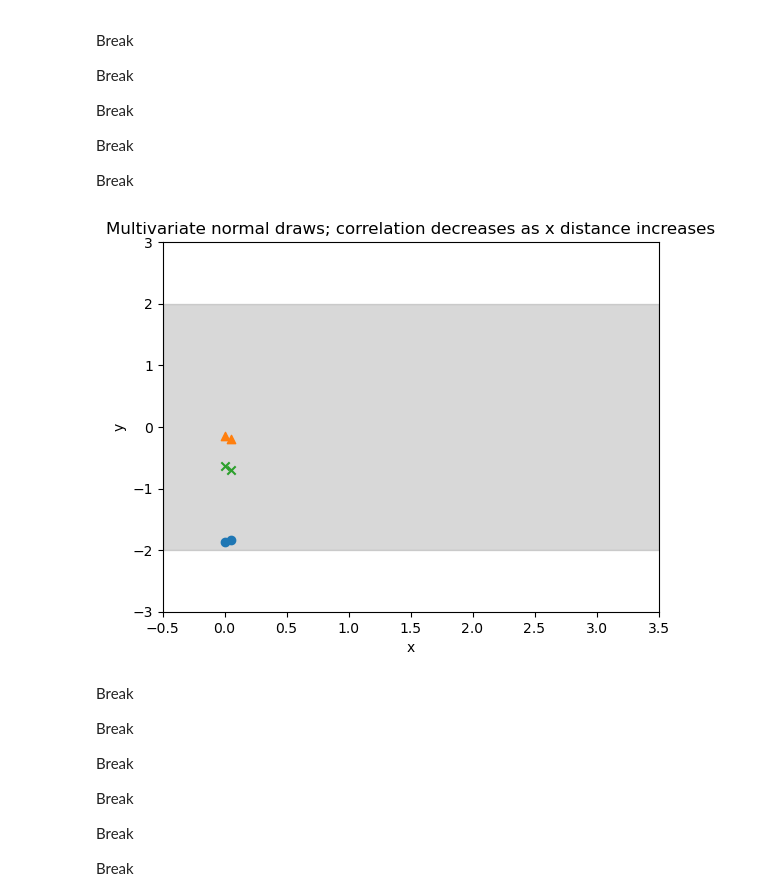
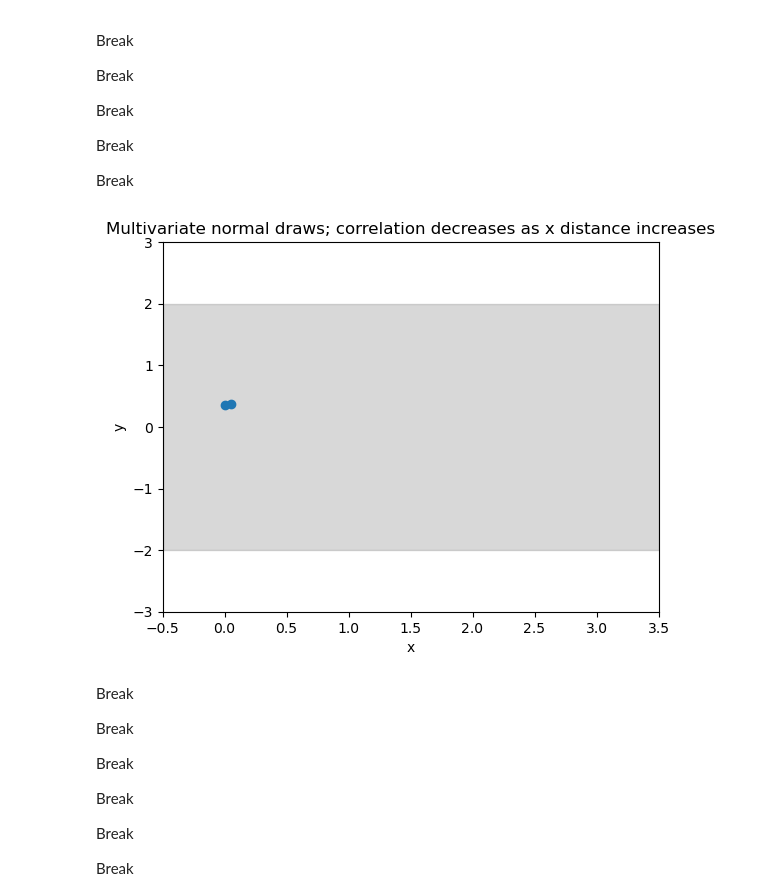
Before and after one commit to tbroderick/gps_tutorial, a Jupyter notebook: demos.ipynb, the cells around one changed output. Cells and saved outputs as stored; diff of their text form; code cells hidden in the pictures.

```diff
--- a/demos.ipynb
+++ b/demos.ipynb
@@ -81,15 +83,15 @@ from sklearn.gaussian_process import GaussianProcessRegressor
 from sklearn.gaussian_process.kernels import RBF
 # %%
 signal_stddev = 1.0; kern = signal_stddev**2*RBF(length_scale=1.0,length_scale_bounds="fixed") # set the kernel
-gp = GaussianProcessRegressor(kernel=kern)
+n_samples = 1; gp = GaussianProcessRegressor(kernel=kern)
 numx=100; xstart=-0.5; xstop=3.5; x=np.linspace(start=xstart,stop=xstop,num=numx); twosd=2*signal_stddev*np.ones(numx) # coloring 2 std dev range
 plt.fill_between(x,twosd,-twosd,color="gray",alpha=0.3) # coloring 2 std dev range
-xdraw=np.array([0.0,0.05]).reshape(-1,1); y_all_draws=gp.sample_y(xdraw,random_state=rng,n_samples=3); marker_collection=["o","^","x"]
-for i, ydraw in enumerate(y_all_draws.T): plt.scatter(xdraw,ydraw,marker=marker_collection[np.mod(i,3)]) # plotting the draws
+xdraw=np.array([0.0,0.05]).reshape(-1,1); y_all_draws=gp.sample_y(xdraw,random_state=rng,n_samples=n_samples); marker_collection=["o","^","x"]
+for i, ydraw in enumerate(y_all_draws.T): plt.scatter(xdraw,ydraw,marker=marker_collection[np.mod(i,n_samples)]) # plotting the draws
 plt.xlim([xstart,xstop]); plt.ylim((-3*signal_stddev,3*signal_stddev)); pltaxes = plt.gca(); plt.xlabel("x"); plt.ylabel("y")  # make the plot
 output = plt.title("Multivariate normal draws; correlation decreases as x distance increases") # make the plot
 # %% [output]
-[figure, old version]
+[figure, new version]
 # %% [markdown]
 Break
 
```
Also changed, not shown: parts of 28 cells of this notebook.
